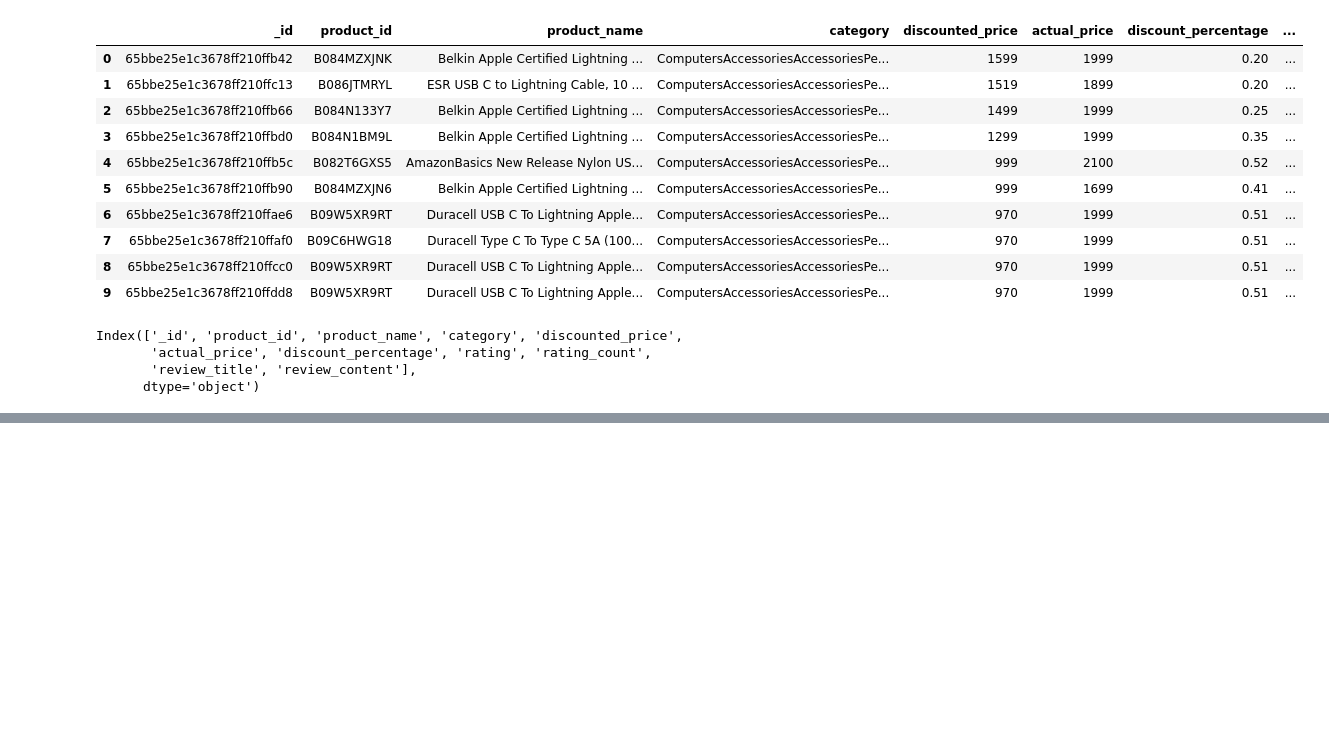
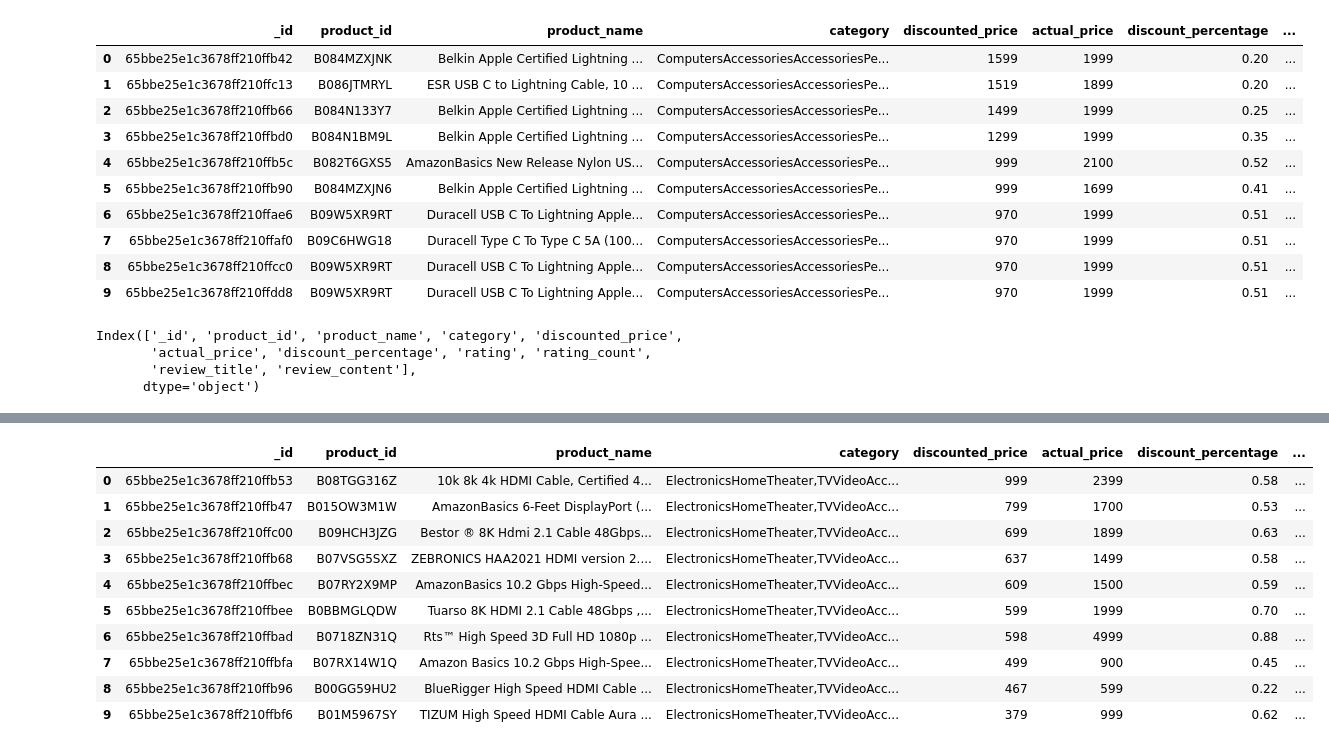
Before and after one commit to Stutimp/Project-3-Data-Viz, a Jupyter notebook: Code_Amazon/Mongo_db_analysis.ipynb, the cells around one changed output, grey strips where cells are left out. Cells and saved outputs as stored; diff of their text form; code cells hidden in the pictures; blank space fills up the shorter version.

```diff
--- a/Code_Amazon/Mongo_db_analysis.ipynb
+++ b/Code_Amazon/Mongo_db_analysis.ipynb
@@ -373,0 +293,17 @@ Number of rows in result:  211
+# %%
+#   Create a query that finds top 10  TV HDMI cables in the 'amazon' collection having discounted price greater than equal to 100 rupees and have rating score greater than equal to 4
+# Filter results by name
+query = {'category': 'ElectronicsHomeTheater,TVVideoAccessoriesCablesHDMICables',
+        'discounted_price': {'$gte': 100}, 'rating':{'$gte':4}}
+
+# Display the 'category', 'actual_price' and 'discounted_price' fields
+fields = {'category' :1, 'product_id':1, 'product_name': 1 , 'discounted_price': 1, 'discount_percentage':1,'actual_price': 1, "rating":1,"review_title":1, "review_content":1, "rating_count":1}
+
+# sort in descending order by
+sort = [('discounted_price', -1),('actual_price', -1), ('rating', -1)]
+
+# limit the results to the first 10
+limit = 10
+
+# Pretty print the results
+pprint(list(amazon.find(query, fields).sort(sort).limit(limit)))
@@ -373,0 +328,4 @@ Number of rows in result:  211
+# %%
+#displaying the result
+result4 = list(amazon.find(query, fields).sort(sort))
+result4
@@ -373,0 +350,10 @@ Number of rows in result:  211
+# %%
+# Initialize an empty list to store the top 10 TV HDMI Cables which has discounted price greater than equal to 100 and have ratings greater than equal to 4
+top_tv_HDMI_OVER_100 = []
+
+# Loop through each document in the results and append it to the list
+for item in result4:
+   top_tv_HDMI_OVER_100.append(item)
+
+# Display the list
+pprint(top_tv_HDMI_OVER_100)
@@ -373,0 +378,6 @@ Number of rows in result:  211
+# %%
+# Create a DataFrame from the list
+df_Top_TV_hdmi_over_100 = pd.DataFrame(top_tv_HDMI_OVER_100)
+
+# Display the DataFrame
+print(df_Top_TV_hdmi_over_100)
@@ -373,0 +402,14 @@ Number of rows in result:  211
+# %%
+df_Top_TV_hdmi_over_100.head(10)
+# %% [output]
+|  | _id | product_id | product_name | category | discounted_price | actual_price | discount_percentage | ... |
+| 0 | 65bbe25e1c3678ff210ffb53 | B08TGG316Z | 10k 8k 4k HDMI Cable, Certified 4... | ElectronicsHomeTheater,TVVideoAcc... | 999 | 2399 | 0.58 | ... |
+| 1 | 65bbe25e1c3678ff210ffb47 | B015OW3M1W | AmazonBasics 6-Feet DisplayPort (... | ElectronicsHomeTheater,TVVideoAcc... | 799 | 1700 | 0.53 | ... |
+| 2 | 65bbe25e1c3678ff210ffc00 | B09HCH3JZG | Bestor ® 8K Hdmi 2.1 Cable 48Gbps... | ElectronicsHomeTheater,TVVideoAcc... | 699 | 1899 | 0.63 | ... |
+| 3 | 65bbe25e1c3678ff210ffb68 | B07VSG5SXZ | ZEBRONICS HAA2021 HDMI version 2.... | ElectronicsHomeTheater,TVVideoAcc... | 637 | 1499 | 0.58 | ... |
+| 4 | 65bbe25e1c3678ff210ffbec | B07RY2X9MP | AmazonBasics 10.2 Gbps High-Speed... | ElectronicsHomeTheater,TVVideoAcc... | 609 | 1500 | 0.59 | ... |
+| 5 | 65bbe25e1c3678ff210ffbee | B0BBMGLQDW | Tuarso 8K HDMI 2.1 Cable 48Gbps ,... | ElectronicsHomeTheater,TVVideoAcc... | 599 | 1999 | 0.70 | ... |
+| 6 | 65bbe25e1c3678ff210ffbad | B0718ZN31Q | Rts™ High Speed 3D Full HD 1080p ... | ElectronicsHomeTheater,TVVideoAcc... | 598 | 4999 | 0.88 | ... |
+| 7 | 65bbe25e1c3678ff210ffbfa | B07RX14W1Q | Amazon Basics 10.2 Gbps High-Spee... | ElectronicsHomeTheater,TVVideoAcc... | 499 | 900 | 0.45 | ... |
+| 8 | 65bbe25e1c3678ff210ffb96 | B00GG59HU2 | BlueRigger High Speed HDMI Cable ... | ElectronicsHomeTheater,TVVideoAcc... | 467 | 599 | 0.22 | ... |
+| 9 | 65bbe25e1c3678ff210ffbf6 | B01M5967SY | TIZUM High Speed HDMI Cable Aura ... | ElectronicsHomeTheater,TVVideoAcc... | 379 | 999 | 0.62 | ... |
```
Also changed, not shown: parts of 69 cells of this notebook, 1 other file.
